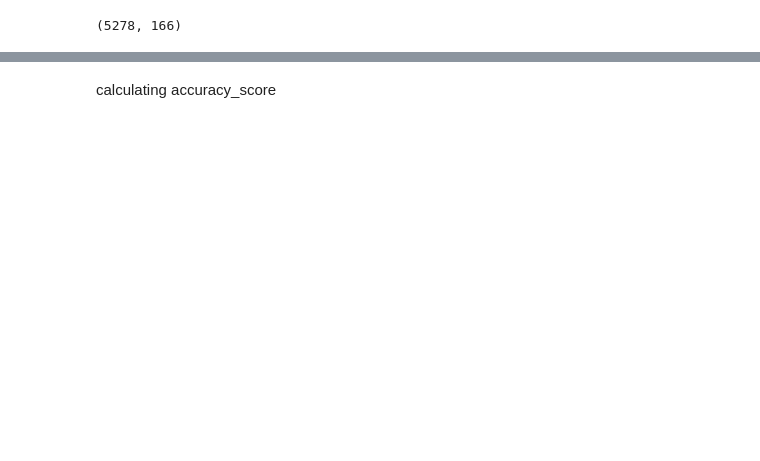
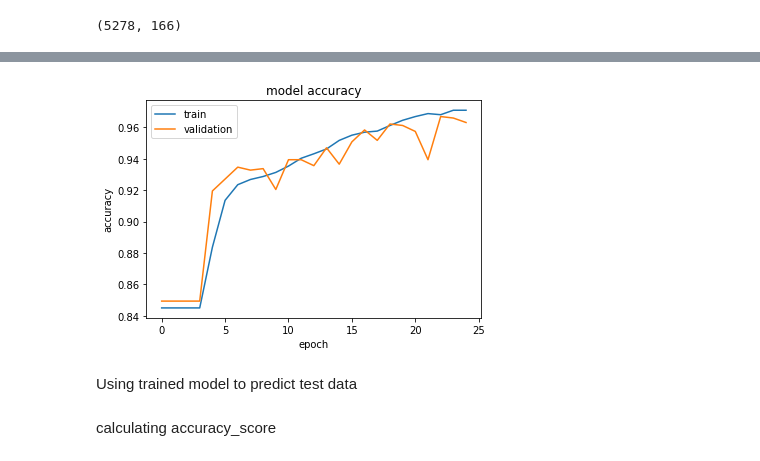
Before and after one commit to shipra-saxena/miniature-potato, a Jupyter notebook: musk.ipynb, the cells around one changed output, grey strips where cells are left out. Drawn from its saved outputs; the diff is of its cells as text; code cells hidden in the pictures; blank space fills up the shorter version.

```diff
--- a/musk.ipynb
+++ b/musk.ipynb
@@ -235,0 +185,12 @@ y_pred=y_pred[:,0]
+# %%
+plt.plot(history.history['acc'])
+plt.plot(history.history['val_acc'])
+plt.title('model accuracy')
+plt.ylabel('accuracy')
+plt.xlabel('epoch')
+plt.legend(['train', 'validation'], loc='upper left')
+plt.show()
+# %% [output]
+[figure, added]
+# %% [markdown]
+Using trained model to predict test data
```
Also changed, not shown: parts of 42 cells of this notebook.
